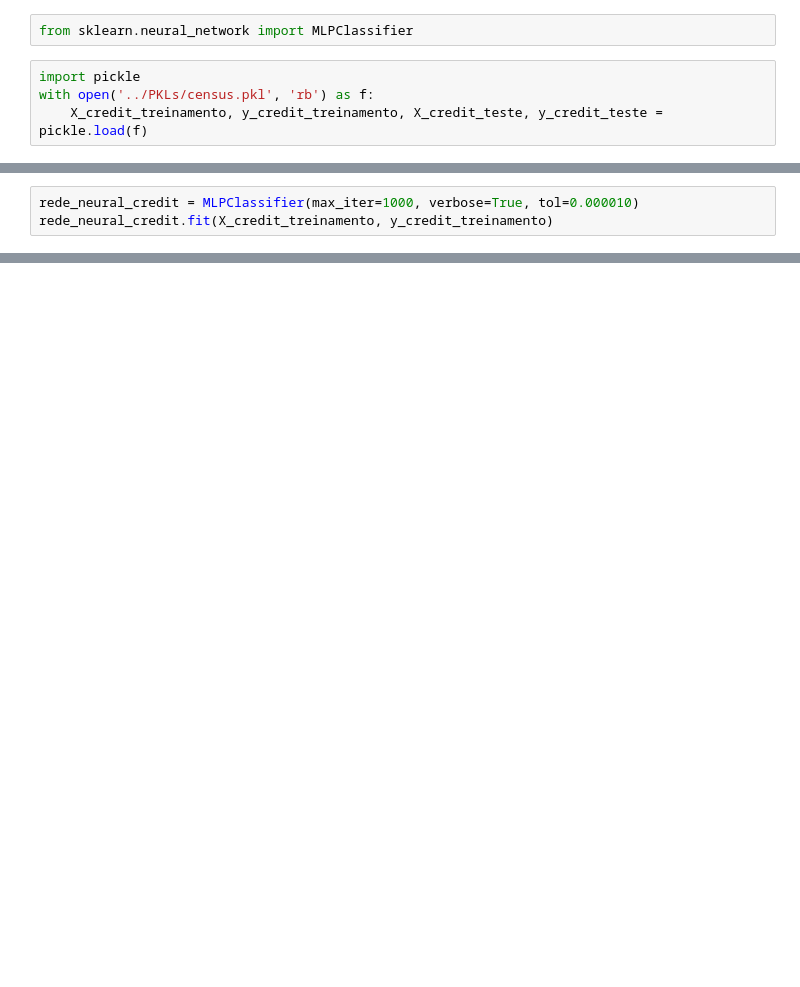
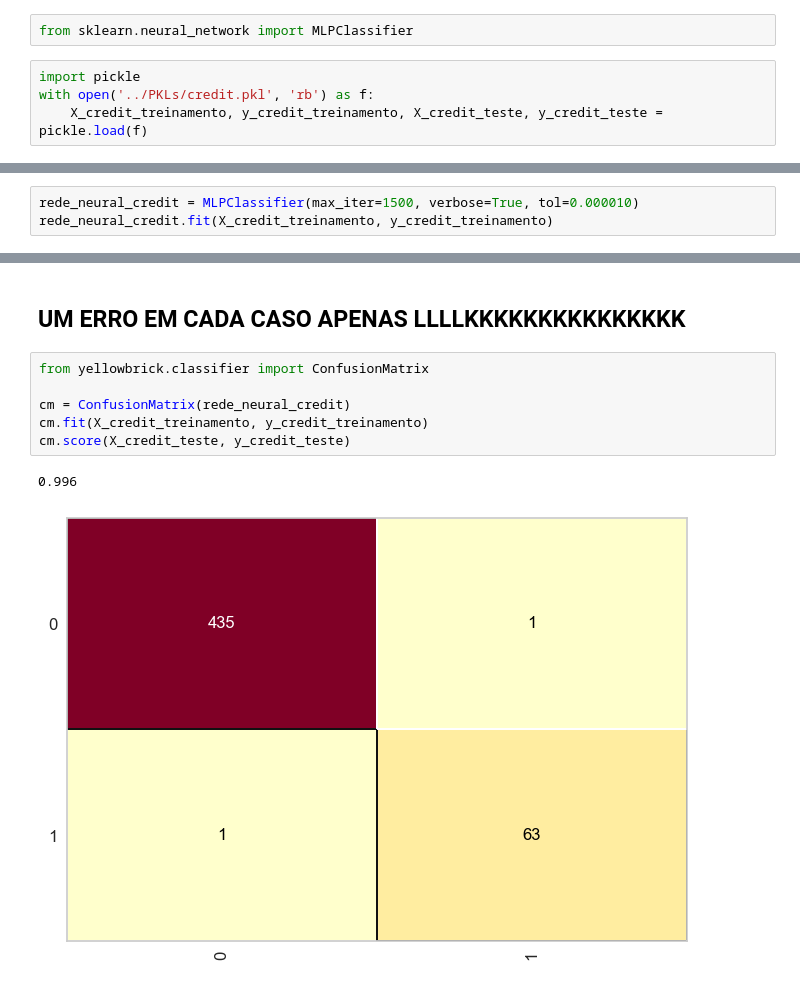
Before and after one commit to ianzin30/MachineLearningPython, a Jupyter notebook: Redes_neurais/risco_credito.ipynb, the cells around one changed output, grey strips where cells are left out. Saved outputs shown, nothing was run; the diff lists cells and outputs as text; blank space fills up the shorter version.

```diff
--- a/Redes_neurais/risco_credito.ipynb
+++ b/Redes_neurais/risco_credito.ipynb
@@ -2,7 +2,7 @@
 from sklearn.neural_network import MLPClassifier
 # %%
 import pickle
-with open('../PKLs/census.pkl', 'rb') as f:
+with open('../PKLs/credit.pkl', 'rb') as f:
     X_credit_treinamento, y_credit_treinamento, X_credit_teste, y_credit_teste = pickle.load(f)
 # %%
 X_credit_treinamento.shape, y_credit_treinamento.shape
@@ -11,4 +17,4 @@ X_credit_treinamento.shape, y_credit_treinamento.shape
 # %%
-rede_neural_credit = MLPClassifier(max_iter=1000, verbose=True, tol=0.000010)
+rede_neural_credit = MLPClassifier(max_iter=1500, verbose=True, tol=0.000010)
 rede_neural_credit.fit(X_credit_treinamento, y_credit_treinamento)
 # %% [output]
@@ -32,0 +101,11 @@ MLPClassifier(max_iter=1000, tol=1e-05, verbose=True)
+# %% [markdown]
+## UM ERRO EM CADA CASO APENAS LLLLKKKKKKKKKKKKKKK
+# %%
+from yellowbrick.classifier import ConfusionMatrix
+
+cm = ConfusionMatrix(rede_neural_credit)
+cm.fit(X_credit_treinamento, y_credit_treinamento)
+cm.score(X_credit_teste, y_credit_teste)
+# %% [output]
+0.996
+[figure, added]
```
Also changed, not shown: parts of 9 cells of this notebook.
